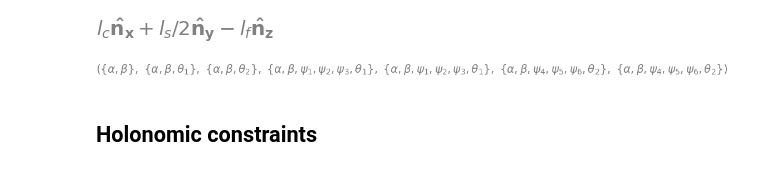
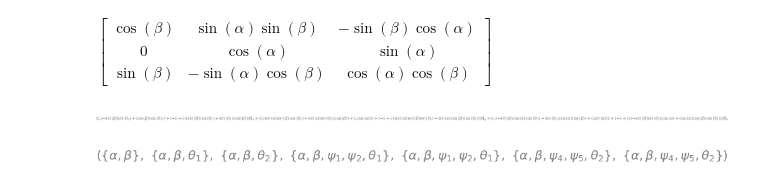
Before and after one commit to Soorajvasu/Biomechanics_math_modelling, a Jupyter notebook: random/torso_full_dynamics.ipynb, the cells around one changed output. Cells and saved outputs as stored; diff of their text form; code cells hidden in the pictures.

```diff
--- a/random/torso_full_dynamics.ipynb
+++ b/random/torso_full_dynamics.ipynb
@@ -45,39 +45,41 @@ $\displaystyle \left( \left[\begin{matrix}\theta_{1}\\\theta_{2}\end{matrix}\rig
 
 B.orient_body_fixed(N, (alpha, beta, 0), 'XYZ')
 U1.orient_axis(B, B.y, theta1)
-L1.orient_body_fixed(U1, (psi1, psi2, psi3), 'XYZ')
+L1.orient_body_fixed(U1, (psi1, psi2, psi3), 'ZXZ')
 
 U2.orient_axis(B, B.y, theta2)
-L2.orient_body_fixed(U2, (psi4, psi5, psi6), 'XYZ')
+L2.orient_body_fixed(U2, (psi4, psi5, psi6), 'ZXZ')
 
 O1.set_pos(O, lc*N.x + ls/2*N.y - lf*N.z)
 O2.set_pos(O, lc*N.x - ls/2*N.y - lf*N.z)
 T.set_pos(O, lt*B.z)
 
-A1.set_pos(O, ls/2*U1.y + (lr-lf)*U1.z)
+A1.set_pos(O, ls/2*B.y + (lr-lf)*B.z)
 C1.set_pos(O, lc/2*U1.x + ls/2*U1.y + (lr-lf)*U1.z)
-B1.set_pos(C1, lc/2*L1.x)
+B1.set_pos(C1, lc/2*U1.x)
 R1.set_pos(B1,- lr/2*L1.z)
 K1.set_pos(R1,- lr/2*L1.z)
 
 
-A2.set_pos(O,- ls/2*U2.y + (lr-lf)*U2.z)
+A2.set_pos(O,- ls/2*B.y + (lr-lf)*B.z)
 C2.set_pos(O, lc/2*U2.x - ls/2*U2.y + (lr-lf)*U2.z)
-B2.set_pos(C2, lc/2*L2.x)
+B2.set_pos(C2, lc/2*U2.x)
 R2.set_pos(B2,- lr/2*L2.z)
 K2.set_pos(R2,- lr/2*L2.z)
+
+B.dcm(N)
+# %% [output]
+$\displaystyle \left[\begin{matrix}\cos{\left(\beta \right)} & \sin{\left(\alpha \right)} \sin{\left(\beta \right)} & - \sin{\left(\beta \right)} \cos{\left(\alpha \right)}\\0 & \cos{\left(\alpha \right)} & \sin{\left(\alpha \right)}\\\sin{\left(\beta \right)} & - \sin{\left(\alpha \right)} \cos{\left(\beta \right)} & \cos{\left(\alpha \right)} \cos{\left(\beta \right)}\end{matrix}\right]$
 # %%
 # position check
 
-K1.pos_from(O).express(N).xreplace(qn_zero)
+B1.pos_from(O).express(N)
 # %% [output]
-[figure, old version]
+[figure, new version]
 # %%
 me.find_dynamicsymbols(T.pos_from(O), reference_frame=N), me.find_dynamicsymbols(C1.pos_from(O), reference_frame=N), me.find_dynamicsymbols(C2.pos_from(O), reference_frame=N), me.find_dynamicsymbols(R1.pos_from(O), reference_frame=N),me.find_dynamicsymbols(K1.pos_from(O), reference_frame=N), me.find_dynamicsymbols(R2.pos_from(O), reference_frame=N),  me.find_dynamicsymbols(K2.pos_from(O), reference_frame=N)
 # %% [output]
-[figure, old version]
+[figure, new version]
-# %% [markdown]
-## Holonomic constraints
 # %%
 # loop closure equations
 
```
Also changed, not shown: parts of 5 cells of this notebook, 1 other file.
